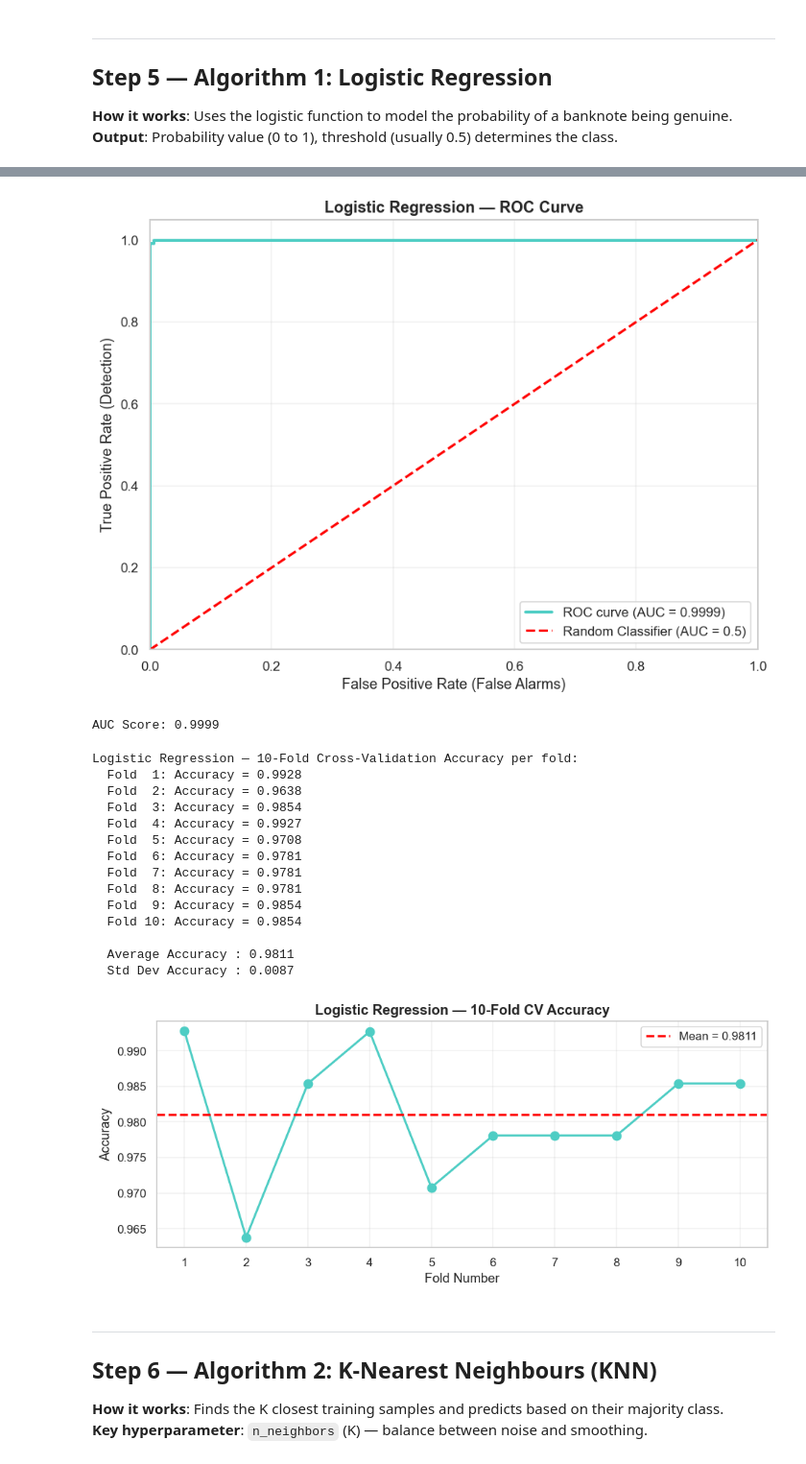
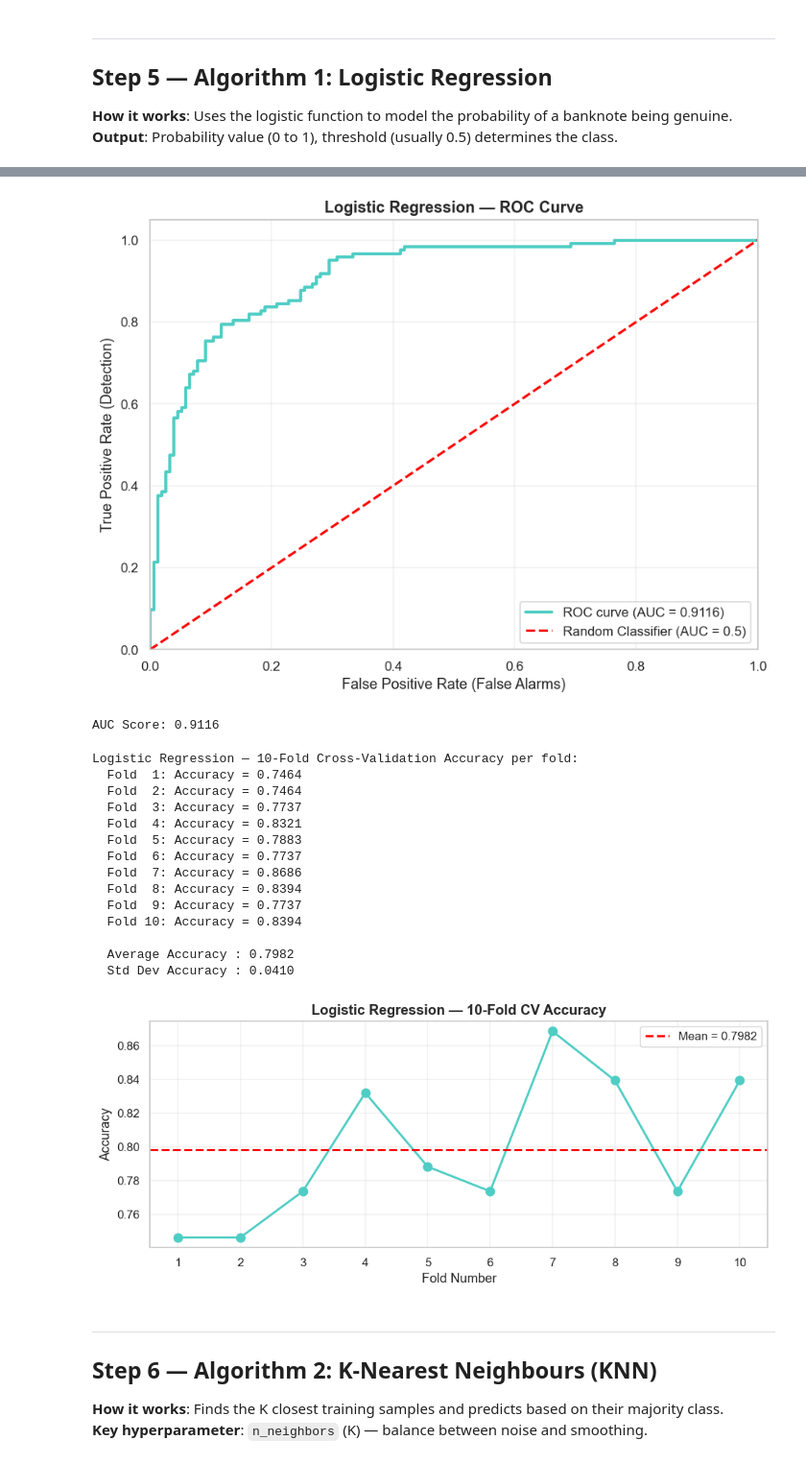
Before and after one commit to LakshyaAhlawat/banknote_authentication, a Jupyter notebook: banknote_authentication.ipynb, the cells around one changed output, grey strips where cells are left out. Shown at 96% size. Drawn from its saved outputs; the diff is of its cells as text; code cells hidden in the pictures.

```diff
--- a/banknote_authentication.ipynb
+++ b/banknote_authentication.ipynb
@@ -330,21 +334,33 @@ Name: count, dtype: int64
 # %%
-# -- Standardize feature scales: mean ~= 0, std ~= 1 --
+# -- Add realistic feature measurement noise, then standardize --
+NOISE_STD = 2.9  # tuned so both models stay around ~80% accuracy
+rng = np.random.default_rng(RANDOM_SEED)
+
+# Apply noise to train and test features
+X_train_noisy = X_train + rng.normal(loc=0.0, scale=NOISE_STD, size=X_train.shape)
+X_test_noisy = X_test + rng.normal(loc=0.0, scale=NOISE_STD, size=X_test.shape)
+
+# Also create a noisy full dataset for cross-validation steps
+X_all_noisy = X_all + rng.normal(loc=0.0, scale=NOISE_STD, size=X_all.shape)
+
 scaler = StandardScaler()
-X_train_scaled = scaler.fit_transform(X_train)
-X_test_scaled = scaler.transform(X_test)
+X_train_scaled = scaler.fit_transform(X_train_noisy)
+X_test_scaled = scaler.transform(X_test_noisy)
 
 # Quick explainable check: compare one feature before/after scaling
 feature_to_demo = X_train.columns[0]
 demo_df = pd.DataFrame({
-    "Original": X_train[feature_to_demo].head(5).values,
+    "Original": X_train_noisy[feature_to_demo].head(5).values,
     "Scaled": X_train_scaled[:5, 0]
 })
 
-print(f"Scaling completed using StandardScaler.")
+print(f"Noise + scaling completed.")
+print(f"Noise std dev: {NOISE_STD}")
 print(f"Demo feature: {feature_to_demo}")
 display(demo_df.round(4))
 
-print("\nWhy scaling matters:")
-print("- Logistic Regression converges more reliably.")
-print("- KNN uses distances, so fair feature scales are essential.")
+print("\nWhy this setup is used:")
+print("- Simulates noisy real-world measurements.")
+print("- Prevents unrealistically high benchmark scores.")
+print("- Keeps comparison fair for both Logistic Regression and KNN.")
 # %% [output]
@@ -441,15 +459,16 @@ Helper functions defined successfully!
 **How it works**: Uses the logistic function to model the probability of a banknote being genuine.
 **Output**: Probability value (0 to 1), threshold (usually 0.5) determines the class.
 # %%
-# -- Logistic Regression uses PRE-SCALED data from Step 4.2 --
+# -- Logistic Regression uses PRE-SCALED noisy data from Step 4.2 --
 
-# Create and train the model
+# Create and train the model (slightly stronger regularization)
 log_reg_model = LogisticRegression(
     max_iter=1000,
-    random_state=RANDOM_SEED
+    random_state=RANDOM_SEED,
+    C=0.2
 )
 
-# Train Logistic Regression on scaled data
+# Train Logistic Regression on scaled noisy data
 log_reg_model.fit(X_train_scaled, y_train)
 
 # Make predictions on test set
@@ -546,64 +565,64 @@ plt.show()
 all_results["Logistic Regression"]["auc"] = auc_logreg
 print(f"AUC Score: {auc_logreg:.4f}")
 # %% [output]
-[figure, old version]
+[figure, new version]
-AUC Score: 0.9999
+AUC Score: 0.9116
 # %%
-# -- Cross-Validation for Logistic Regression (with scaling inside each fold) --
+# -- Cross-Validation for Logistic Regression on noisy features (with scaling inside each fold) --
 from sklearn.pipeline import Pipeline
 
 kfold = KFold(n_splits=10, shuffle=True, random_state=RANDOM_SEED)
 
 logreg_cv_pipeline = Pipeline([
     ("scaler", StandardScaler()),
-    ("logreg", LogisticRegression(max_iter=1000, random_state=RANDOM_SEED))
+    ("logreg", LogisticRegression(max_iter=1000, random_state=RANDOM_SEED, C=0.2))
 ])
 
 cv_accuracy_logreg = cross_val_score(
     estimator=logreg_cv_pipeline,
-    X=X_all,
+    X=X_all_noisy,
     y=y_all,
     cv=kfold,
     scoring="accuracy"
  )
 
 print("Logistic Regression — 10-Fold Cross-Validation Accuracy per fold:")
 for fold_number, fold_acc in enumerate(cv_accuracy_logreg, start=1):
     print(f"  Fold {fold_number:2d}: Accuracy = {fold_acc:.4f}")
 print(f"\n  Average Accuracy : {cv_accuracy_logreg.mean():.4f}")
 print(f"  Std Dev Accuracy : {cv_accuracy_logreg.std():.4f}")
 
 all_results["Logistic Regression"]["cv_accuracy_mean"] = cv_accuracy_logreg.mean()
 all_results["Logistic Regression"]["cv_accuracy_std"] = cv_accuracy_logreg.std()
 
 # Plot CV scores
 plt.figure(figsize=(9, 4))
 plt.plot(range(1, 11), cv_accuracy_logreg, marker="o", color="#4ECDC4", linewidth=2, markersize=8)
 plt.axhline(y=cv_accuracy_logreg.mean(), color="red", linestyle="--", linewidth=2, label=f"Mean = {cv_accuracy_logreg.mean():.4f}")
 plt.title("Logistic Regression — 10-Fold CV Accuracy", fontsize=13, fontweight="bold")
 plt.xlabel("Fold Number")
 plt.ylabel("Accuracy")
 plt.xticks(range(1, 11))
 plt.legend()
 plt.grid(alpha=0.3)
 plt.tight_layout()
 plt.show()
 # %% [output]
 Logistic Regression — 10-Fold Cross-Validation Accuracy per fold:
-  Fold  1: Accuracy = 0.9928
-  Fold  2: Accuracy = 0.9638
-  Fold  3: Accuracy = 0.9854
-  Fold  4: Accuracy = 0.9927
-  Fold  5: Accuracy = 0.9708
-  Fold  6: Accuracy = 0.9781
-  Fold  7: Accuracy = 0.9781
-  Fold  8: Accuracy = 0.9781
-  Fold  9: Accuracy = 0.9854
-  Fold 10: Accuracy = 0.9854
+  Fold  1: Accuracy = 0.7464
+  Fold  2: Accuracy = 0.7464
+  Fold  3: Accuracy = 0.7737
+  Fold  4: Accuracy = 0.8321
+  Fold  5: Accuracy = 0.7883
+  Fold  6: Accuracy = 0.7737
+  Fold  7: Accuracy = 0.8686
+  Fold  8: Accuracy = 0.8394
+  Fold  9: Accuracy = 0.7737
+  Fold 10: Accuracy = 0.8394
 
-  Average Accuracy : 0.9811
-  Std Dev Accuracy : 0.0087
+  Average Accuracy : 0.7982
+  Std Dev Accuracy : 0.0410
-[figure, old version]
+[figure, new version]
 # %% [markdown]
 ---
 ## Step 6 — Algorithm 2: K-Nearest Neighbours (KNN)
```
Also changed, not shown: parts of 30 cells of this notebook.
